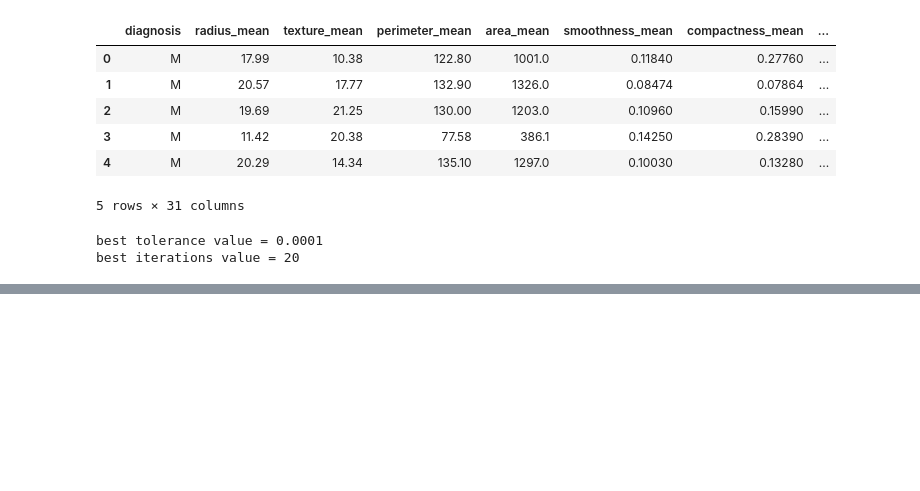
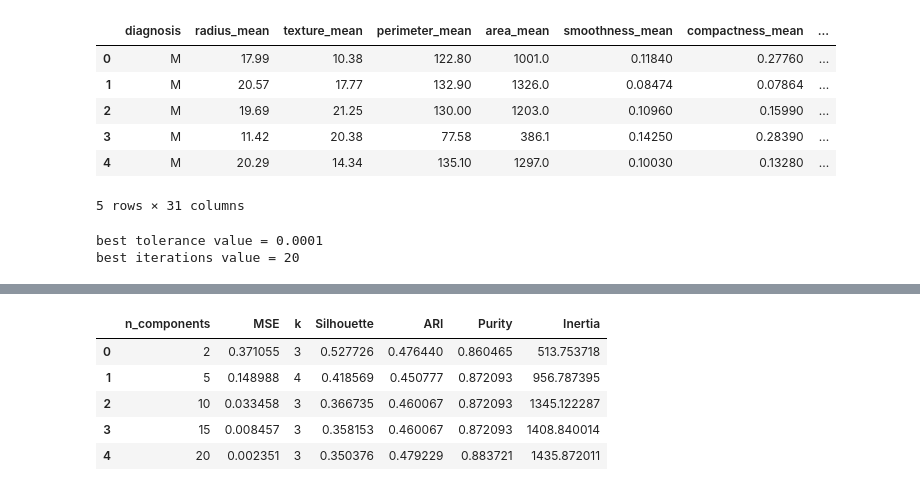
Before and after one commit to bassam-14/Unsupervised-Learning, a Jupyter notebook: Kmeans.ipynb, the cells around one changed output, grey strips where cells are left out. Cells and saved outputs as stored; diff of their text form; code cells hidden in the pictures; blank space fills up the shorter version.

Commit message:
finished experiment 4

```diff
--- a/Kmeans.ipynb
+++ b/Kmeans.ipynb
@@ -296,0 +297,70 @@ plt.show()
+# %%
+from PCA import PCA
+import seaborn as sns
+
+def run_pca_kmeans_experiment(X_input, y_true, pca_components_list, k_search_range):
+    results = []
+    best_labels_per_dim = {} # To store labels for the best k at each dimension
+
+    for n_comp in pca_components_list:
+
+        pca = PCA(n_components=n_comp)
+        X_pca = pca.compute_pca(X_input)
+
+        # Compute MSE
+        X_rec = pca.reconstruct(X_pca)
+        mse = pca.reconstruction_error(X_input, X_rec)
+
+        # Track best K for THIS dimension
+        best_sil_dim = -1
+        best_stats_dim = None
+        best_labels_dim = None
+
+        # Search for Best k
+        for k in k_search_range:
+            centroids_init = get_intial_centroids_kmeansPP(X_pca, k)
+
+            labels, inertia_hist = kmeans(X_pca, k, 100, 1e-4, centroids_init)
+
+
+            # Metrics
+            sil = silhouette_score(X_pca, labels)
+            db = davies_bouldin_index(X_pca, labels)
+            ch = calinski_harabasz_index(X_pca, labels)
+            ari = adjusted_rand_index(y_true, labels)
+            purity = purity_score(y_true, labels)
+            final_inertia = inertia_hist[-1] if inertia_hist else 0
+
+            # Selection Logic: Maximize Silhouette
+            if sil > best_sil_dim:
+                best_sil_dim = sil
+                best_labels_dim = labels
+                best_stats_dim = {
+                    'k': k,
+                    'Silhouette': sil,
+                    'Davies_Bouldin': db,
+                    'Calinski_Harabasz': ch,
+                    'ARI': ari,
+                    'Purity': purity,
+                    'Inertia': final_inertia
+                }
+
+        if best_stats_dim:
+            results.append({
+                'n_components': n_comp,
+                'MSE': mse,
+                **best_stats_dim # Unpacks k, Sil, ARI, Purity...
+            })
+            best_labels_per_dim[n_comp] = best_labels_dim
+
+            print(f" -> PCA={n_comp}: MSE={mse:.4f} | Best k={best_stats_dim['k']} | Sil={best_sil_dim:.3f}")
+
+    return pd.DataFrame(results), best_labels_per_dim
+
+pca_comps = [2, 5, 10, 15, 20]
+k_range = range(2, 8)
+
+df_kmeans_pca, kmeans_best_labels = run_pca_kmeans_experiment(X_val, labels_val, pca_comps, k_range)
+
+display(df_kmeans_pca)
+# %% [output]
@@ -296,0 +373,6 @@ plt.show()
+|  | n_components | MSE | k | Silhouette | ARI | Purity | Inertia |
+| 0 | 2 | 0.371055 | 3 | 0.527726 | 0.476440 | 0.860465 | 513.753718 |
+| 1 | 5 | 0.148988 | 4 | 0.418569 | 0.450777 | 0.872093 | 956.787395 |
+| 2 | 10 | 0.033458 | 3 | 0.366735 | 0.460067 | 0.872093 | 1345.122287 |
+| 3 | 15 | 0.008457 | 3 | 0.358153 | 0.460067 | 0.872093 | 1408.840014 |
+| 4 | 20 | 0.002351 | 3 | 0.350376 | 0.479229 | 0.883721 | 1435.872011 |
```
Also changed, not shown: parts of 9 cells of this notebook, 2 other files.
